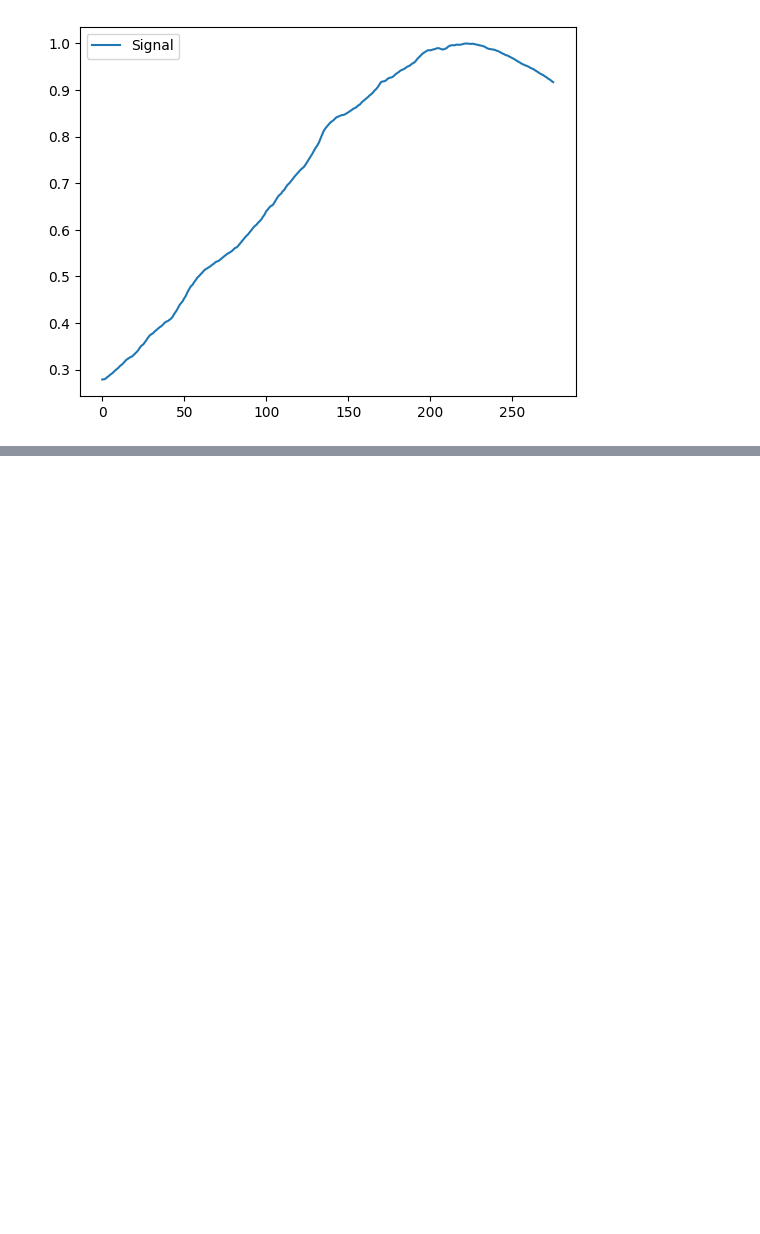
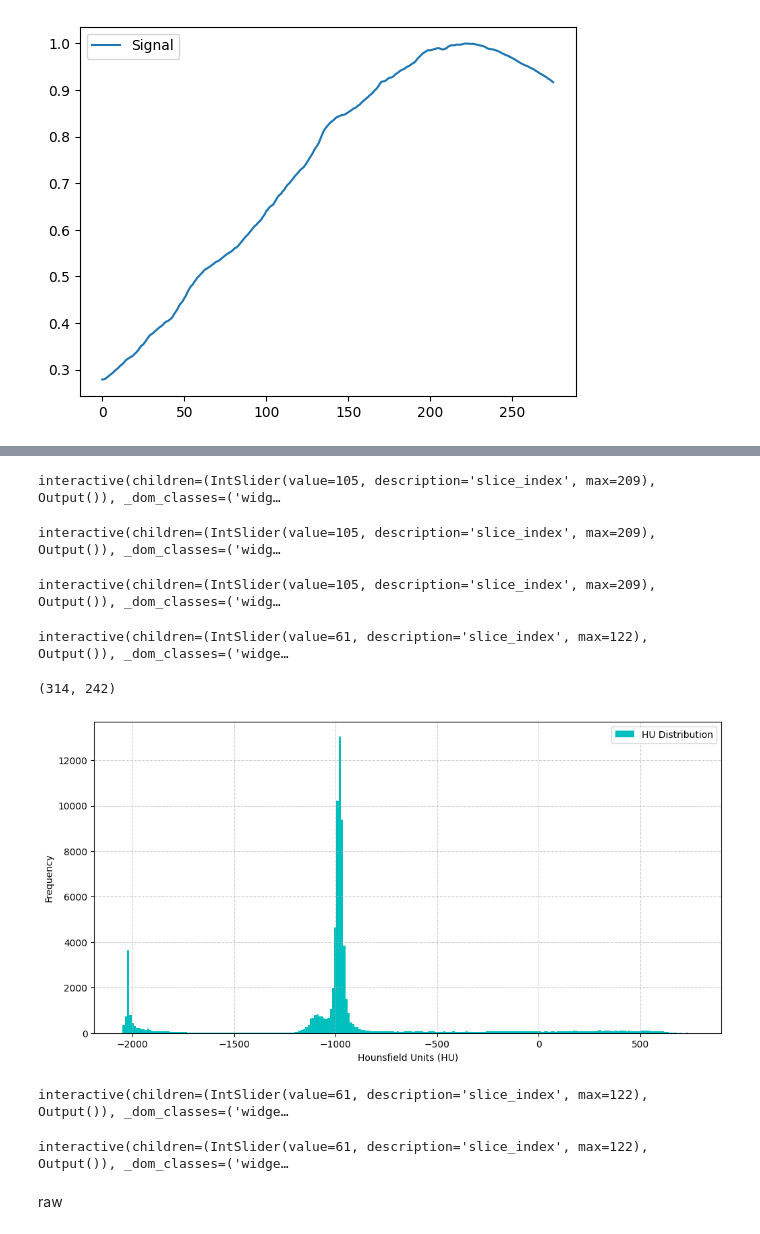
Before and after one commit to BhaveshSolanki32/Aneurysm_detection, a Jupyter notebook: test.ipynb, the cells around one changed output, grey strips where cells are left out. Drawn from its saved outputs; the diff is of its cells as text; code cells hidden in the pictures; blank space fills up the shorter version.

```diff
--- a/test.ipynb
+++ b/test.ipynb
@@ -1211,0 +1102,3 @@ Array shape: (86, 299, 253)
+# %%
+ort_img, orig_space  = load_and_reorient_dicom(f)
+np_ort = sitk.GetArrayFromImage(ort_img)
@@ -1211,0 +1119,29 @@ Array shape: (86, 299, 253)
+# %%
+head_image_np = crop_neck(np_ort)
+
+view_3d_volume(head_image_np)
+# %% [output]
+interactive(children=(IntSlider(value=105, description='slice_index', max=209), Output()), _dom_classes=('widg…
+# %%
+cropped_head_image_np = crop_to_largest_component(head_image_np)
+view_3d_volume(cropped_head_image_np)
+# %% [output]
+interactive(children=(IntSlider(value=105, description='slice_index', max=209), Output()), _dom_classes=('widg…
+# %%
+percent_head_image_np = percentile_window(cropped_head_image_np)
+view_3d_volume(percent_head_image_np)
+# %% [output]
+interactive(children=(IntSlider(value=105, description='slice_index', max=209), Output()), _dom_classes=('widg…
+# %%
+final_image_np = resample_image(
+        cropped_head_image_np,
+        current_spacing=orig_space,
+        target_spacing=(0.58, 0.58, 1.2)
+    )
+view_3d_volume(final_image_np)
+# %% [output]
+interactive(children=(IntSlider(value=61, description='slice_index', max=122), Output()), _dom_classes=('widge…
+# %%
+final_image_np[74].shape
+# %% [output]
+(314, 242)
@@ -1211,0 +1152,33 @@ Array shape: (86, 299, 253)
+# %%
+flat_pixels = final_image_np[74].flatten()
+if flat_pixels.size > 1_000_000:
+    flat_pixels = np.random.choice(flat_pixels, size=1_000_000, replace=False)
+plt.figure(figsize=(12, 6))
+plt.hist(flat_pixels, bins=256, color='c', label='HU Distribution')
+window_vals = None
+# If window values are provided, plot them as vertical lines
+if window_vals:
+    min_val, max_val = window_vals
+    plt.axvline(min_val, color='r', linestyle='--', label=f'Window Min: {min_val:.1f}')
+    plt.axvline(max_val, color='g', linestyle='--', label=f'Window Max: {max_val:.1f}')
+    print(f"Visualizing window: [{min_val:.1f}, {max_val:.1f}]")
+
+plt.xlabel("Hounsfield Units (HU)")
+plt.ylabel("Frequency")
+plt.grid(True, linestyle='--', alpha=0.6)
+plt.legend()
+plt.show()
+# %% [output]
+[figure, added]
+# %%
+mask_test_img = apply_mask(final_image_np, -1300,0, fill_value=-2000)
+view_3d_volume(mask_test_img)
+# %% [output]
+interactive(children=(IntSlider(value=61, description='slice_index', max=122), Output()), _dom_classes=('widge…
+# %%
+percentilt_win_img = percentile_window(mask_test_img)
+view_3d_volume(percentilt_win_img)
+# %% [output]
+interactive(children=(IntSlider(value=61, description='slice_index', max=122), Output()), _dom_classes=('widge…
+# %% [markdown]
+raw
```
Also changed, not shown: parts of 41 cells of this notebook, 9 other files.
